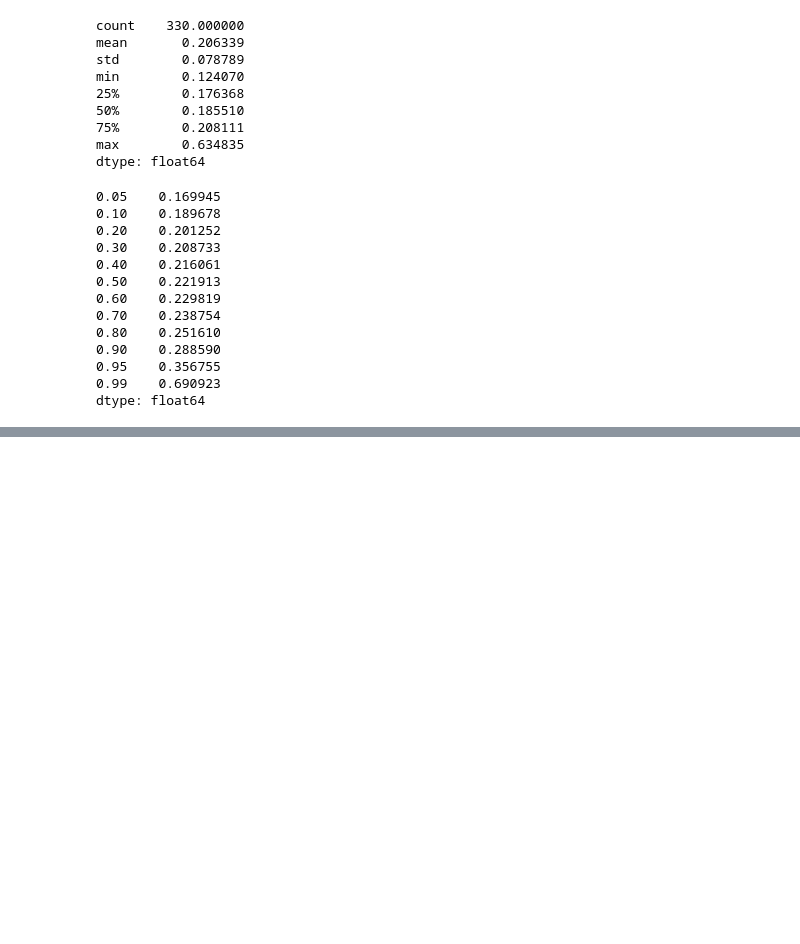
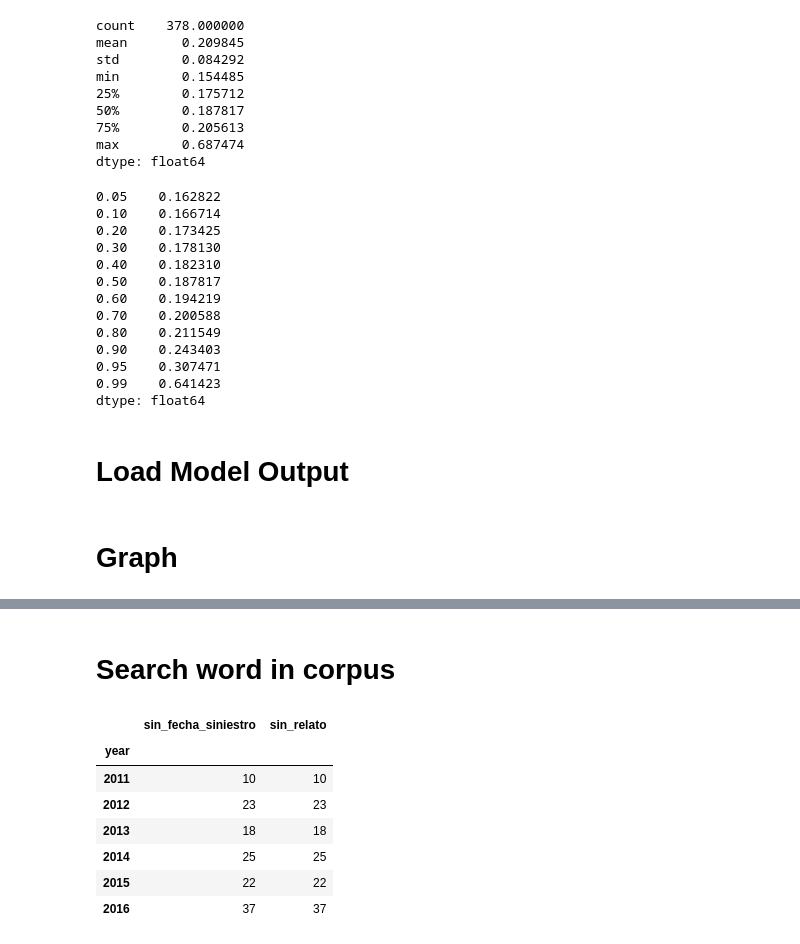
Before and after one commit to dgarridoa/tesis, a Jupyter notebook: dhdp/graph_analysis.ipynb, the cells around one changed output, grey strips where cells are left out. Saved outputs shown, nothing was run; the diff lists cells and outputs as text; code cells hidden in the pictures; blank space fills up the shorter version.

```diff
--- a/dhdp/graph_analysis.ipynb
+++ b/dhdp/graph_analysis.ipynb
@@ -52,31 +42,33 @@ plt.plot(sorted_distances, cum_dist)
 # %%
-distances.describe()
+similarities.describe()
 # %% [output]
-count    330.000000
-mean       0.206339
-std        0.078789
-min        0.124070
-25%        0.176368
-50%        0.185510
-75%        0.208111
-max        0.634835
+count    378.000000
+mean       0.209845
+std        0.084292
+min        0.154485
+25%        0.175712
+50%        0.187817
+75%        0.205613
+max        0.687474
 dtype: float64
 # %%
-distances.quantile(q=[0.05, 0.1, 0.2, 0.3, 0.4, 0.5, 0.6, 0.7, 0.8, 0.9, 0.95, 0.99])
+similarities.quantile(q=[0.05, 0.1, 0.2, 0.3, 0.4, 0.5, 0.6, 0.7, 0.8, 0.9, 0.95, 0.99])
 # %% [output]
-0.05    0.169945
-0.10    0.189678
-0.20    0.201252
-0.30    0.208733
-0.40    0.216061
-0.50    0.221913
-0.60    0.229819
-0.70    0.238754
-0.80    0.251610
-0.90    0.288590
-0.95    0.356755
-0.99    0.690923
+0.05    0.162822
+0.10    0.166714
+0.20    0.173425
+0.30    0.178130
+0.40    0.182310
+0.50    0.187817
+0.60    0.194219
+0.70    0.200588
+0.80    0.211549
+0.90    0.243403
+0.95    0.307471
+0.99    0.641423
 dtype: float64
+# %% [markdown]
+# Load Model Output
 # %%
 path_corpus = f'{args["corpus"]}{args["slice_type"]}'
 dict_files = sorted([file for file in os.listdir(path_corpus) if ".dict" in file])
@@ -101,3 +113,5 @@ for slice in slices:
+# %% [markdown]
+# Graph
 # %%
 def get_topic_topn(data, topn):
     text_topn_words = []
@@ -211,2 +227,19 @@ plot_network(nodes, text, edges, distances.quantile(0.05))
 # %% [output]
 [interactive output not drawn]
+# %% [markdown]
+# Search word in corpus
+# %%
+df = pd.read_pickle("../data/robos_prose.pkl")
+df["year"] = df.apply(lambda x: x["sin_fecha_siniestro"].year, axis=1)
+# %%
+find = [i for i, doc in enumerate(df["sin_relato"]) for word in doc.split() if "apropiacion"== word.lower()]
+df.iloc[find].groupby("year").count()
+# %% [output]
+|  | sin_fecha_siniestro | sin_relato |
+| year |  |  |
+| 2011 | 10 | 10 |
+| 2012 | 23 | 23 |
+| 2013 | 18 | 18 |
+| 2014 | 25 | 25 |
+| 2015 | 22 | 22 |
+| 2016 | 37 | 37 |
```
Also changed, not shown: parts of 14 cells of this notebook, 5 other files.
